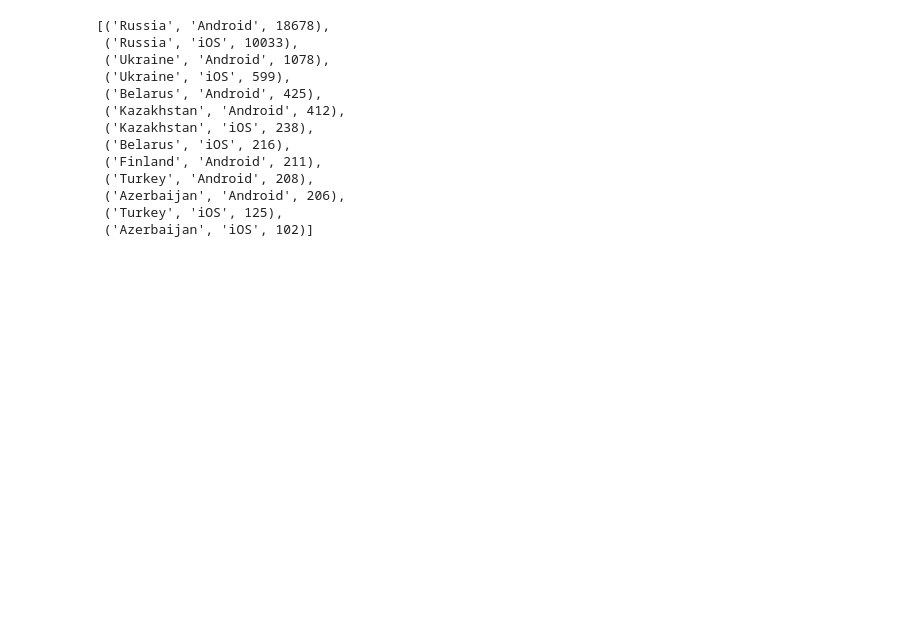
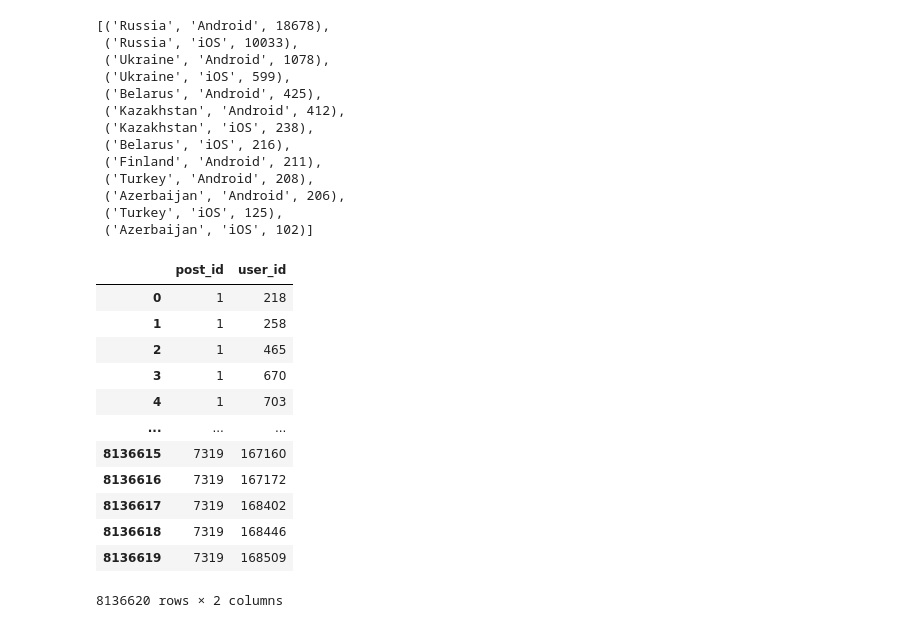
Before and after one commit to fedorkobak/startml_final_project, a Jupyter notebook: data_base_tests.ipynb, the cells around one changed output. Saved outputs shown, nothing was run; the diff lists cells and outputs as text; code cells hidden in the pictures; blank space fills up the shorter version.

```diff
--- a/data_base_tests.ipynb
+++ b/data_base_tests.ipynb
@@ -30,0 +34,23 @@ lst = (
+# %%
+liked_posts = pd.read_sql(
+    """
+    SELECT DISTINCT post_id, user_id
+    FROM public.feed_data
+    WHERE action='like';
+    """,
+    con = engine
+)
+# %% [output]
+|  | post_id | user_id |
+| 0 | 1 | 218 |
+| 1 | 1 | 258 |
+| 2 | 1 | 465 |
+| 3 | 1 | 670 |
+| 4 | 1 | 703 |
+| ... | ... | ... |
+| 8136615 | 7319 | 167160 |
+| 8136616 | 7319 | 167172 |
+| 8136617 | 7319 | 168402 |
+| 8136618 | 7319 | 168446 |
+| 8136619 | 7319 | 168509 |
+8136620 rows × 2 columns
```
Also changed, not shown: parts of 1 cell of this notebook, 7 other files.
